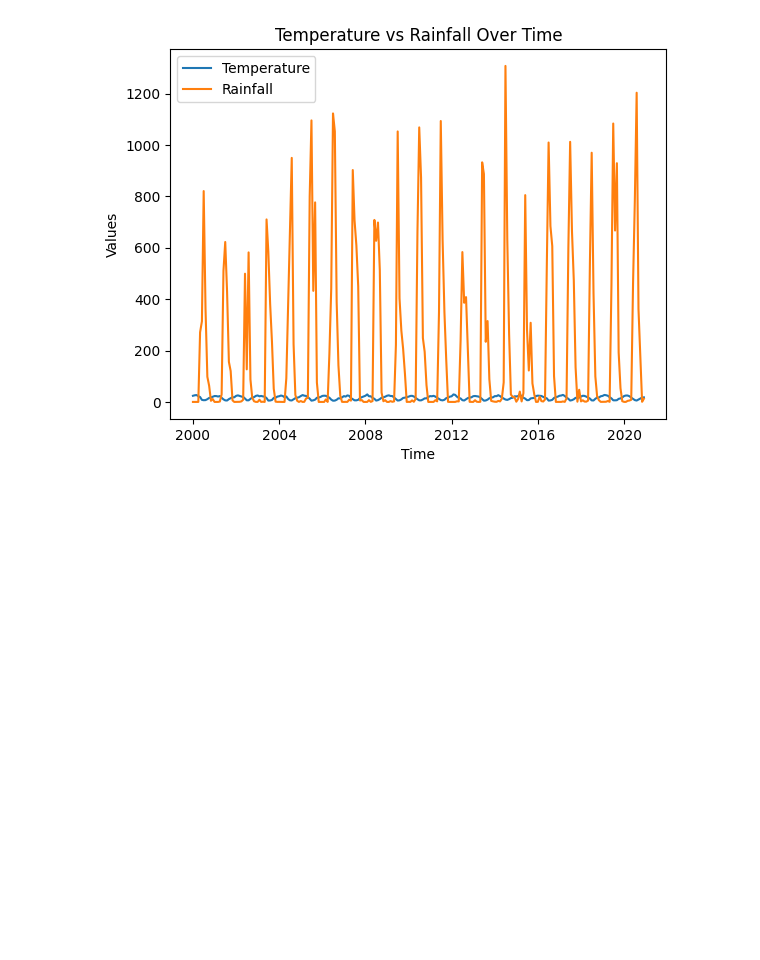
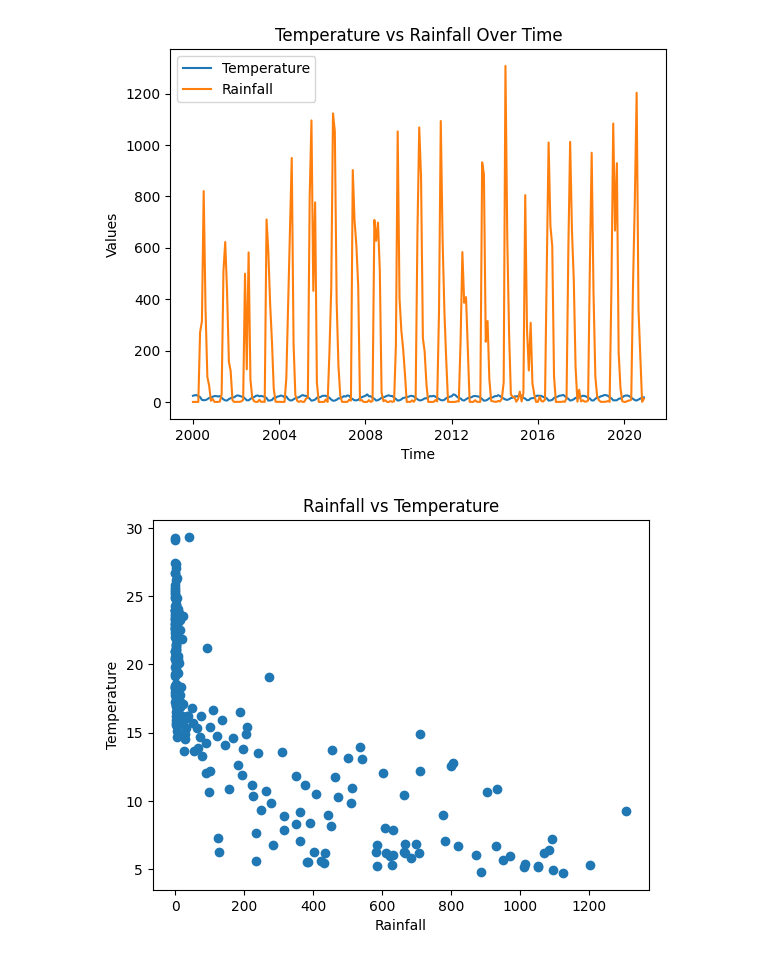
Before and after one commit to kyalo3665-cmyk/comp, a Jupyter notebook: rainfall.ipynb, the cells around one changed output. Saved outputs shown, nothing was run; the diff lists cells and outputs as text; code cells hidden in the pictures; blank space fills up the shorter version.

```diff
--- a/rainfall.ipynb
+++ b/rainfall.ipynb
@@ -43,3 +42,13 @@ plt.legend()
 plt.show()
 # %% [output]
 [figure]
+# %%
+plt.figure()
+plt.scatter(df["Precipitation"], df["Temperature"])
+
+plt.xlabel("Rainfall")
+plt.ylabel("Temperature")
+plt.title("Rainfall vs Temperature")
+plt.show()
+# %% [output]
+[figure, added]
```
Also changed, not shown: parts of 1 cell of this notebook.
